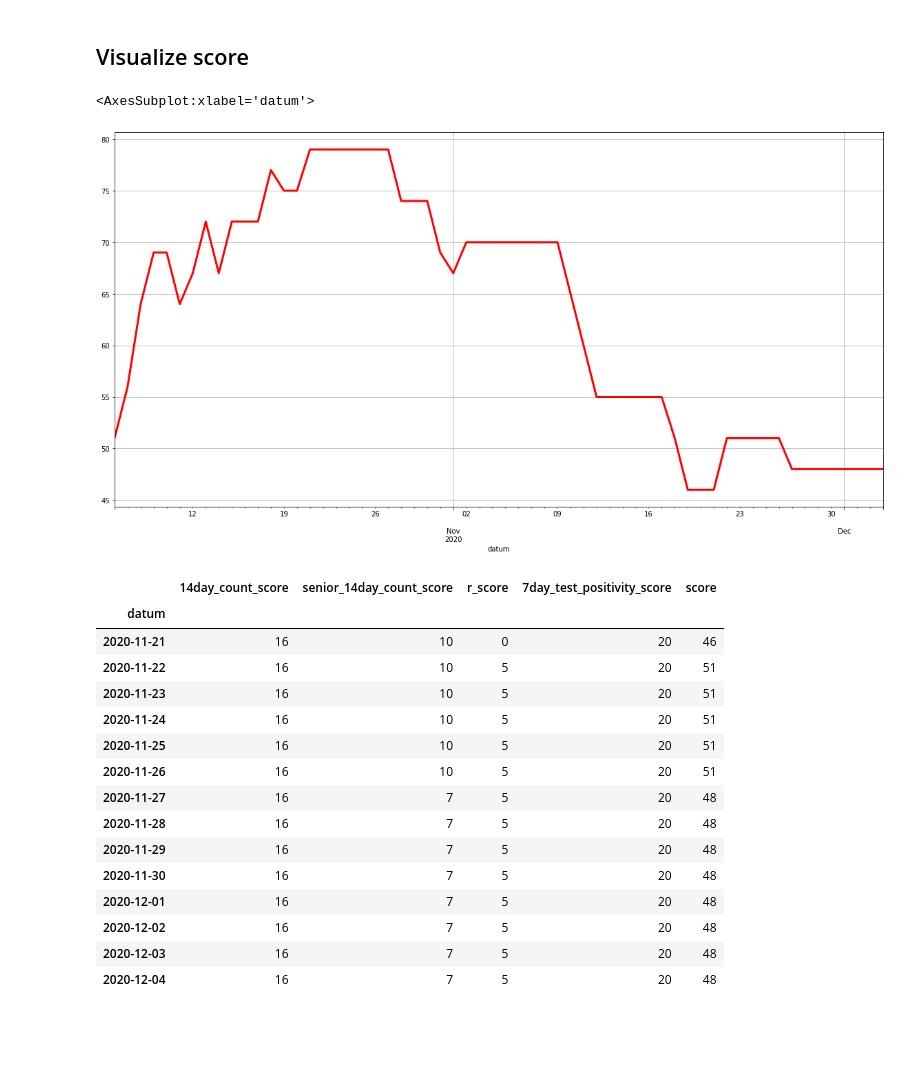
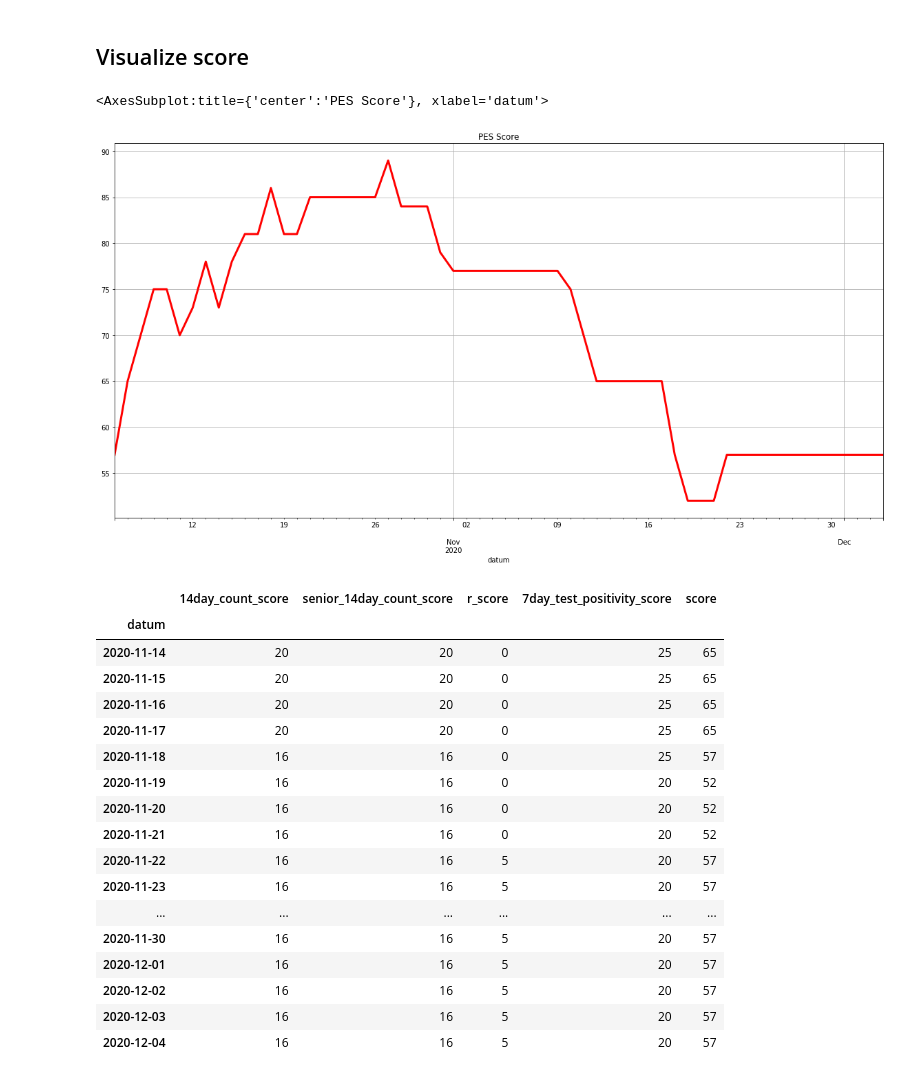
Before and after one commit to Jarec/covid_pes, a Jupyter notebook: pes.ipynb, the cells around one changed output. Saved outputs shown, nothing was run; the diff lists cells and outputs as text; code cells hidden in the pictures; blank space fills up the shorter version.

Commit message:
Fix senior calculation

```diff
--- a/pes.ipynb
+++ b/pes.ipynb
@@ -10,6 +10,7 @@ import pandas as pd
 import requests
 # %%
 cz_population = 10699142
+cz_senior_population = 2131630
 # %% [markdown]
 ## Fetch data from UZIS
 # %%
@@ -30,7 +31,7 @@ daily_data = pd.concat([day_count, senior_day_count, tests['prirustkovy_pocet_te
 ## Calculate key metrics for scoring
 # %%
 daily_data['14day_count_per_100k'] = daily_data['day_count'].rolling(14).sum()/cz_population*100000
-daily_data['senior_14day_count_per_100k'] = daily_data['senior_day_count'].rolling(14).sum()/cz_population*100000
+daily_data['senior_14day_count_per_100k'] = daily_data['senior_day_count'].rolling(14).sum()/cz_senior_population*100000
 daily_data['test_positivity'] = (daily_data['day_count']/daily_data['test_count'])*100
 daily_data['7day_test_positivity'] = daily_data['test_positivity'].rolling(7).mean()
 # %%
@@ -129,27 +130,29 @@ daily_data['score'] = np.where(daily_data['score'] > 100, 100, daily_data['score
 # %% [markdown]
 ## Visualize score
 # %%
-daily_data.dropna()['score'].iloc[-60:].plot(grid=True, figsize=(20,10), style='red', lw=3)
+daily_data.dropna()['score'].iloc[-60:].plot(grid=True, figsize=(20,10), style='red', lw=3, title='PES Score')
 # %% [output]
-<AxesSubplot:xlabel='datum'>
+<AxesSubplot:title={'center':'PES Score'}, xlabel='datum'>
-[figure, old version]
+[figure, new version]
 # %%
-daily_data.dropna()[['14day_count_score', 'senior_14day_count_score', 'r_score', '7day_test_positivity_score', 'score']].iloc[-14:]
+daily_data.dropna()[['14day_count_score', 'senior_14day_count_score', 'r_score', '7day_test_positivity_score', 'score']].iloc[-21:]
 # %% [output]
 |  | 14day_count_score | senior_14day_count_score | r_score | 7day_test_positivity_score | score |
 | datum |  |  |  |  |  |
-| 2020-11-21 | 16 | 10 | 0 | 20 | 46 |
-| 2020-11-22 | 16 | 10 | 5 | 20 | 51 |
-| 2020-11-23 | 16 | 10 | 5 | 20 | 51 |
-| 2020-11-24 | 16 | 10 | 5 | 20 | 51 |
-| 2020-11-25 | 16 | 10 | 5 | 20 | 51 |
-| 2020-11-26 | 16 | 10 | 5 | 20 | 51 |
-| 2020-11-27 | 16 | 7 | 5 | 20 | 48 |
-| 2020-11-28 | 16 | 7 | 5 | 20 | 48 |
-| 2020-11-29 | 16 | 7 | 5 | 20 | 48 |
-| 2020-11-30 | 16 | 7 | 5 | 20 | 48 |
-| 2020-12-01 | 16 | 7 | 5 | 20 | 48 |
-| 2020-12-02 | 16 | 7 | 5 | 20 | 48 |
-| 2020-12-03 | 16 | 7 | 5 | 20 | 48 |
-| 2020-12-04 | 16 | 7 | 5 | 20 | 48 |
+| 2020-11-14 | 20 | 20 | 0 | 25 | 65 |
+| 2020-11-15 | 20 | 20 | 0 | 25 | 65 |
+| 2020-11-16 | 20 | 20 | 0 | 25 | 65 |
+| 2020-11-17 | 20 | 20 | 0 | 25 | 65 |
+| 2020-11-18 | 16 | 16 | 0 | 25 | 57 |
+| 2020-11-19 | 16 | 16 | 0 | 20 | 52 |
+| 2020-11-20 | 16 | 16 | 0 | 20 | 52 |
+| 2020-11-21 | 16 | 16 | 0 | 20 | 52 |
+| 2020-11-22 | 16 | 16 | 5 | 20 | 57 |
+| 2020-11-23 | 16 | 16 | 5 | 20 | 57 |
+| ... | ... | ... | ... | ... | ... |
+| 2020-11-30 | 16 | 16 | 5 | 20 | 57 |
+| 2020-12-01 | 16 | 16 | 5 | 20 | 57 |
+| 2020-12-02 | 16 | 16 | 5 | 20 | 57 |
+| 2020-12-03 | 16 | 16 | 5 | 20 | 57 |
+| 2020-12-04 | 16 | 16 | 5 | 20 | 57 |
 # %%
```
Also changed, not shown: parts of 3 cells of this notebook.
